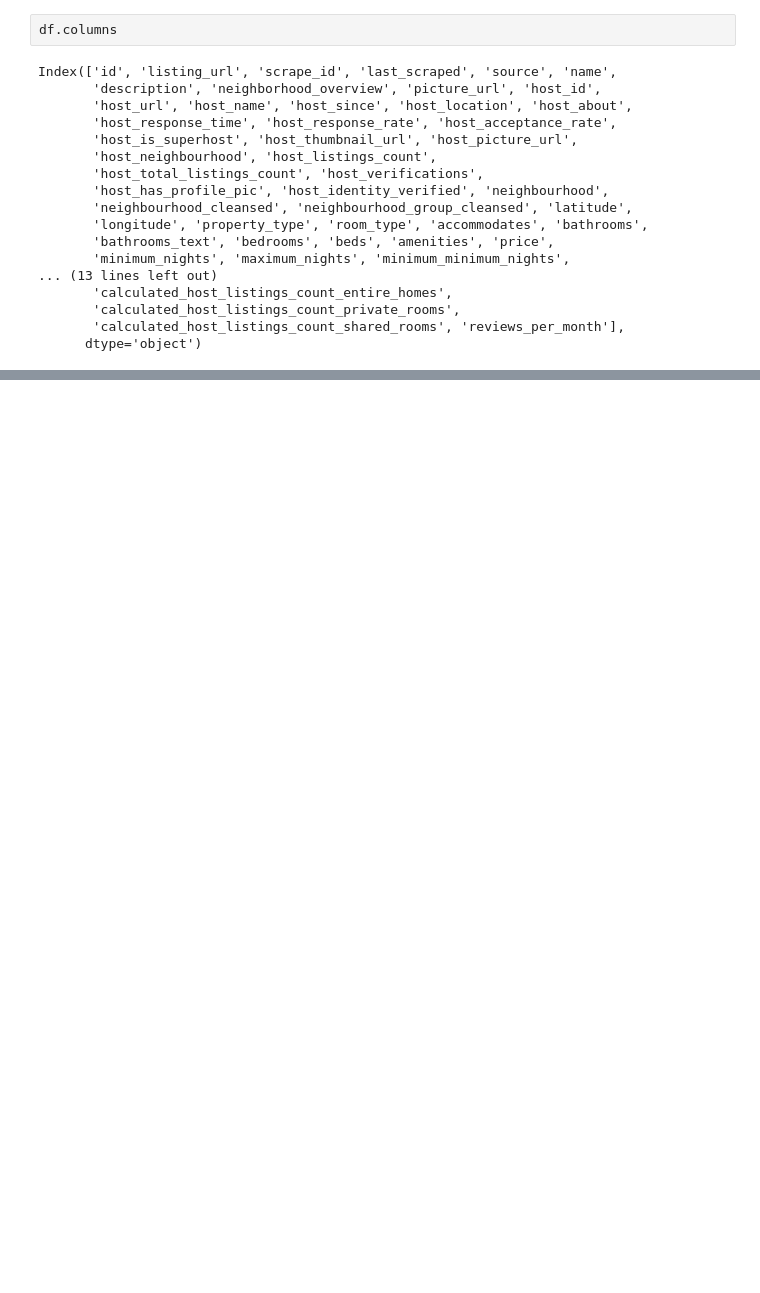
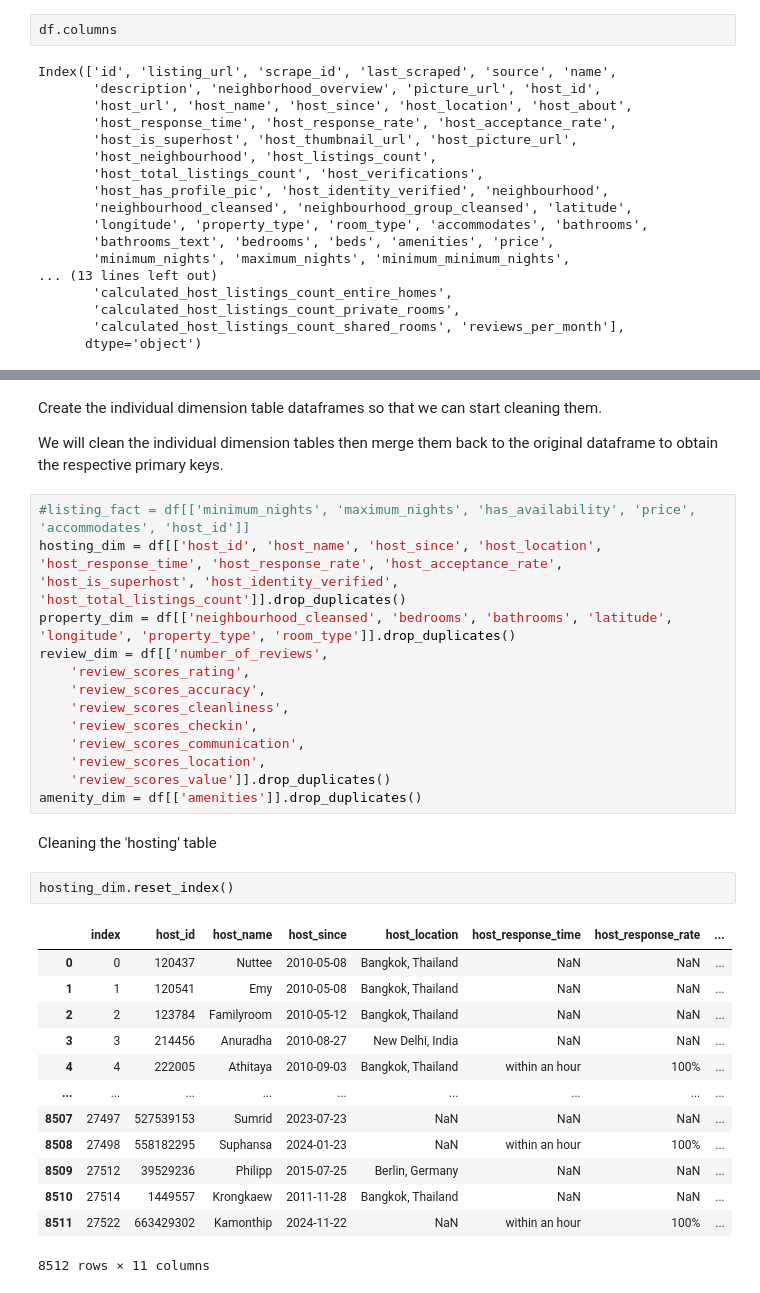
Before and after one commit to yongdetan/airbnb_bangkok_project, a Jupyter notebook: ingestion.ipynb, the cells around one changed output, grey strips where cells are left out. Cells and saved outputs as stored; diff of their text form; blank space fills up the shorter version.

Commit message:
data cleaning: cleaned hosting, property, review dataframes

```diff
--- a/ingestion.ipynb
+++ b/ingestion.ipynb
@@ -135,0 +51,35 @@ df.head(5)
+# %% [markdown]
+Create the individual dimension table dataframes so that we can start cleaning them.
+
+We will clean the individual dimension tables then merge them back to the original dataframe to obtain the respective primary keys.
+# %%
+#listing_fact = df[['minimum_nights', 'maximum_nights', 'has_availability', 'price', 'accommodates', 'host_id']]
+hosting_dim = df[['host_id', 'host_name', 'host_since', 'host_location', 'host_response_time', 'host_response_rate', 'host_acceptance_rate', 'host_is_superhost', 'host_identity_verified', 'host_total_listings_count']].drop_duplicates()
+property_dim = df[['neighbourhood_cleansed', 'bedrooms', 'bathrooms', 'latitude', 'longitude', 'property_type', 'room_type']].drop_duplicates()
+review_dim = df[['number_of_reviews',
+    'review_scores_rating',
+    'review_scores_accuracy',
+    'review_scores_cleanliness',
+    'review_scores_checkin',
+    'review_scores_communication',
+    'review_scores_location',
+    'review_scores_value']].drop_duplicates()
+amenity_dim = df[['amenities']].drop_duplicates()
+# %% [markdown]
+Cleaning the 'hosting' table
+# %%
+hosting_dim.reset_index()
+# %% [output]
+|  | index | host_id | host_name | host_since | host_location | host_response_time | host_response_rate | ... |
+| 0 | 0 | 120437 | Nuttee | 2010-05-08 | Bangkok, Thailand | NaN | NaN | ... |
+| 1 | 1 | 120541 | Emy | 2010-05-08 | Bangkok, Thailand | NaN | NaN | ... |
+| 2 | 2 | 123784 | Familyroom | 2010-05-12 | Bangkok, Thailand | NaN | NaN | ... |
+| 3 | 3 | 214456 | Anuradha | 2010-08-27 | New Delhi, India | NaN | NaN | ... |
+| 4 | 4 | 222005 | Athitaya | 2010-09-03 | Bangkok, Thailand | within an hour | 100% | ... |
+| ... | ... | ... | ... | ... | ... | ... | ... | ... |
+| 8507 | 27497 | 527539153 | Sumrid | 2023-07-23 | NaN | NaN | NaN | ... |
+| 8508 | 27498 | 558182295 | Suphansa | 2024-01-23 | NaN | within an hour | 100% | ... |
+| 8509 | 27512 | 39529236 | Philipp | 2015-07-25 | Berlin, Germany | NaN | NaN | ... |
+| 8510 | 27514 | 1449557 | Krongkaew | 2011-11-28 | Bangkok, Thailand | NaN | NaN | ... |
+| 8511 | 27522 | 663429302 | Kamonthip | 2024-11-22 | NaN | within an hour | 100% | ... |
+8512 rows × 11 columns
```
Also changed, not shown: parts of 46 cells of this notebook, 1 other file.
